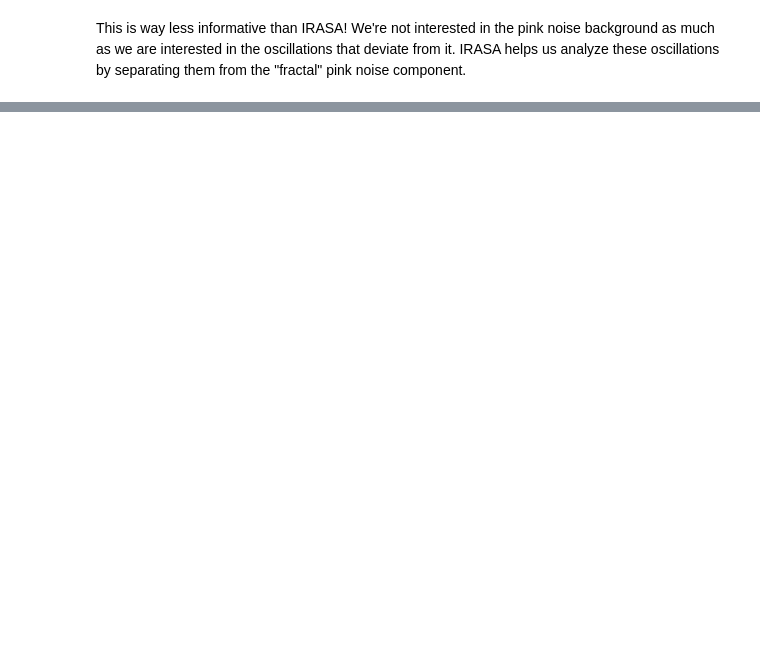
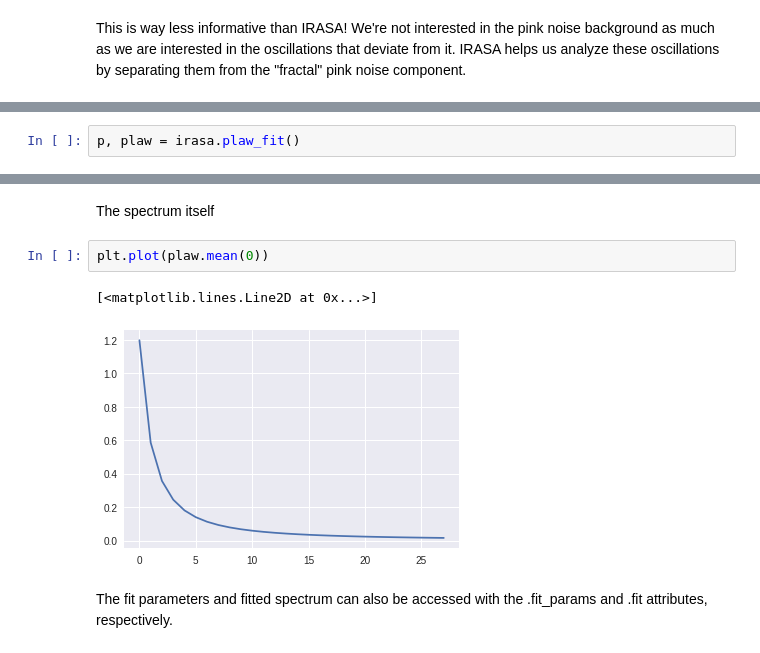
Before and after one commit to jrudoler/irasa, a Jupyter notebook: IRASA_Tutorial.ipynb, the cells around one changed output, grey strips where cells are left out. Cells and saved outputs as stored; diff of their text form; blank space fills up the shorter version.

```diff
--- a/IRASA_Tutorial.ipynb
+++ b/IRASA_Tutorial.ipynb
@@ -116,0 +121,2 @@ This is way less informative than IRASA! We're not interested in the pink noise
+# %%
+p, plaw = irasa.plaw_fit()
@@ -116,0 +133,9 @@ This is way less informative than IRASA! We're not interested in the pink noise
+# %% [markdown]
+The spectrum itself
+# %%
+plt.plot(plaw.mean(0))
+# %% [output]
+[<matplotlib.lines.Line2D at 0x...>]
+[figure, added]
+# %% [markdown]
+The fit parameters and fitted spectrum can also be accessed with the .fit_params and .fit attributes, respectively.
```
Also changed, not shown: parts of 13 cells of this notebook.
